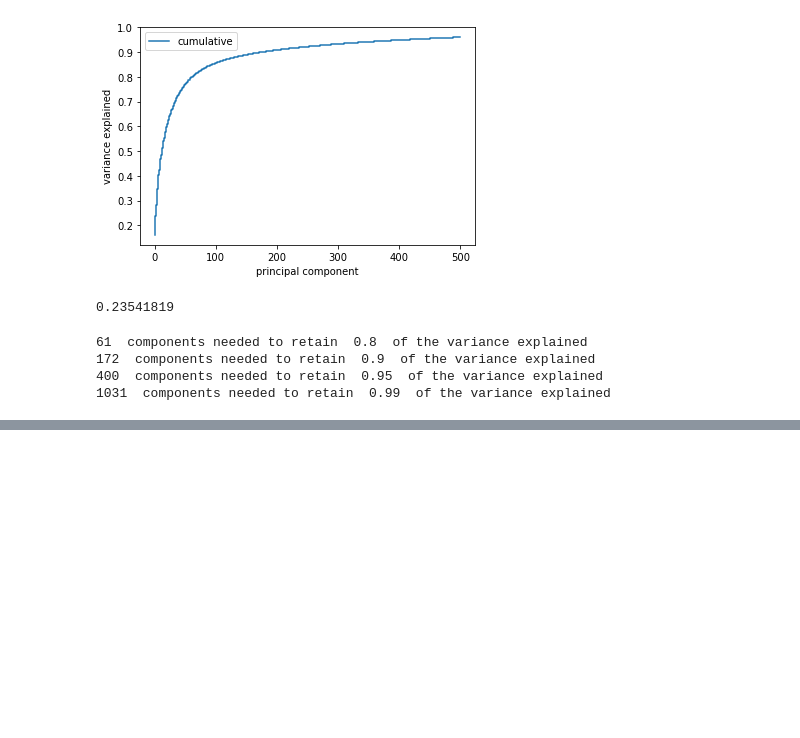
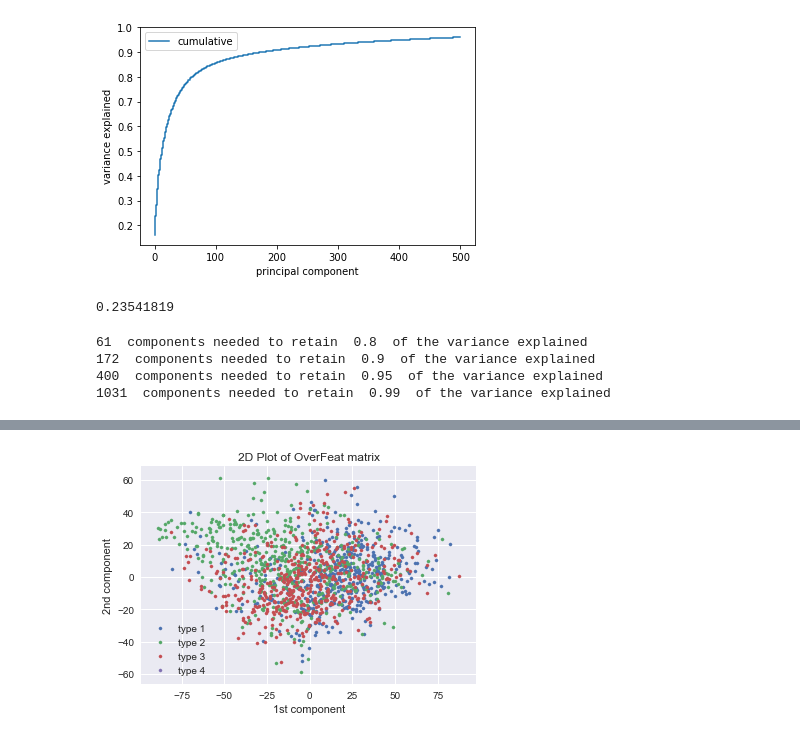
Before and after one commit to petrum01/exts-aml3, a Jupyter notebook: Data exploration.ipynb, the cells around one changed output, grey strips where cells are left out. Saved outputs shown, nothing was run; the diff lists cells and outputs as text; code cells hidden in the pictures; blank space fills up the shorter version.

```diff
--- a/Data exploration.ipynb
+++ b/Data exploration.ipynb
@@ -176,0 +204,28 @@ cumul(0.99)
+# %%
+X_pix = cifar['pixels'].astype(np.float32)
+# Rescale data
+X_pix_rescaled = scaler.fit_transform(X_pix)
+
+# Reducing features to 2 components using PCA
+pca = PCA(n_components = 2)
+pca.fit(X_pix_rescaled)
+
+# Project data onto the first two components
+X_pix_2d = pca.transform(X_pix_rescaled)
+
+# Plot each category
+for category in [1, 2, 3,4]:
+    idx = (y == category)
+    plt.scatter(
+        X_pix_2d[idx, 0][:500], X_pix_2d[idx, 1][:500],
+        label='type {}'.format(category), s=10
+    )
+
+# Labels and legend
+plt.legend()
+plt.xlabel('1st component')
+plt.ylabel('2nd component')
+plt.title('2D Plot of OverFeat matrix')
+plt.show()
+# %% [output]
+[figure, added]
```
Also changed, not shown: parts of 3 cells of this notebook.
